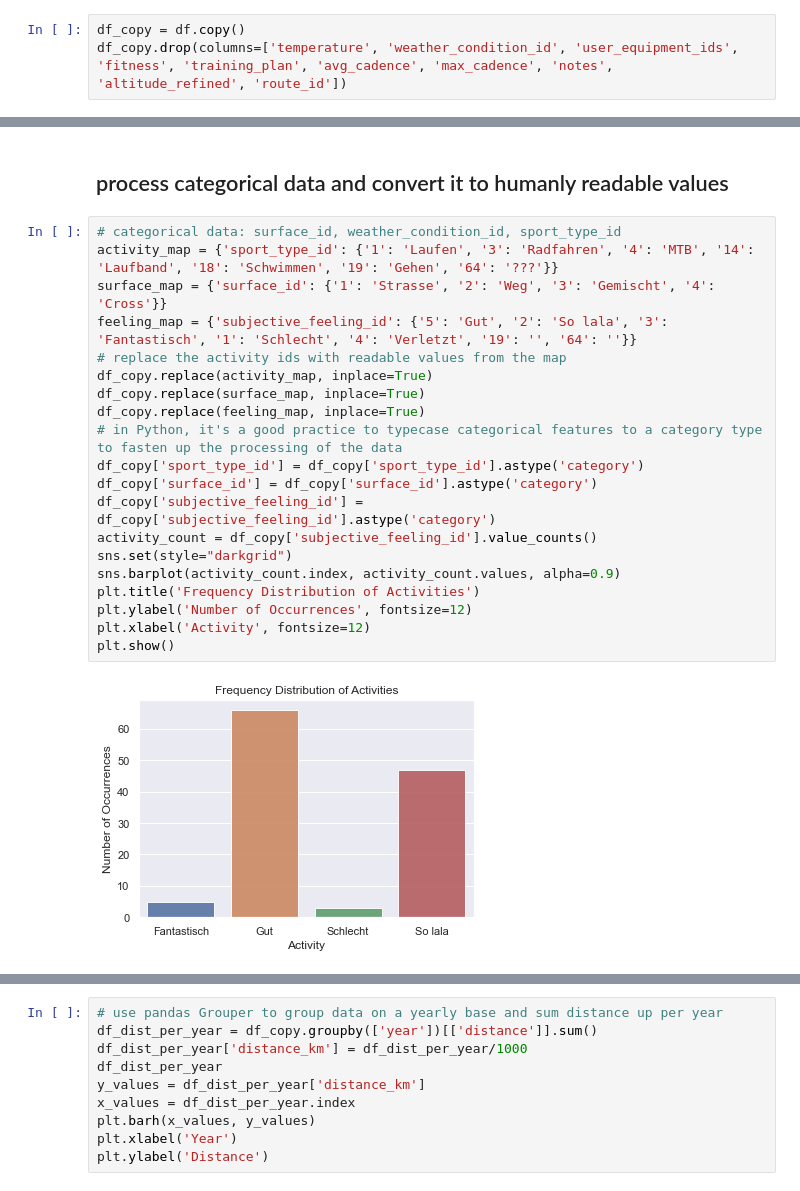
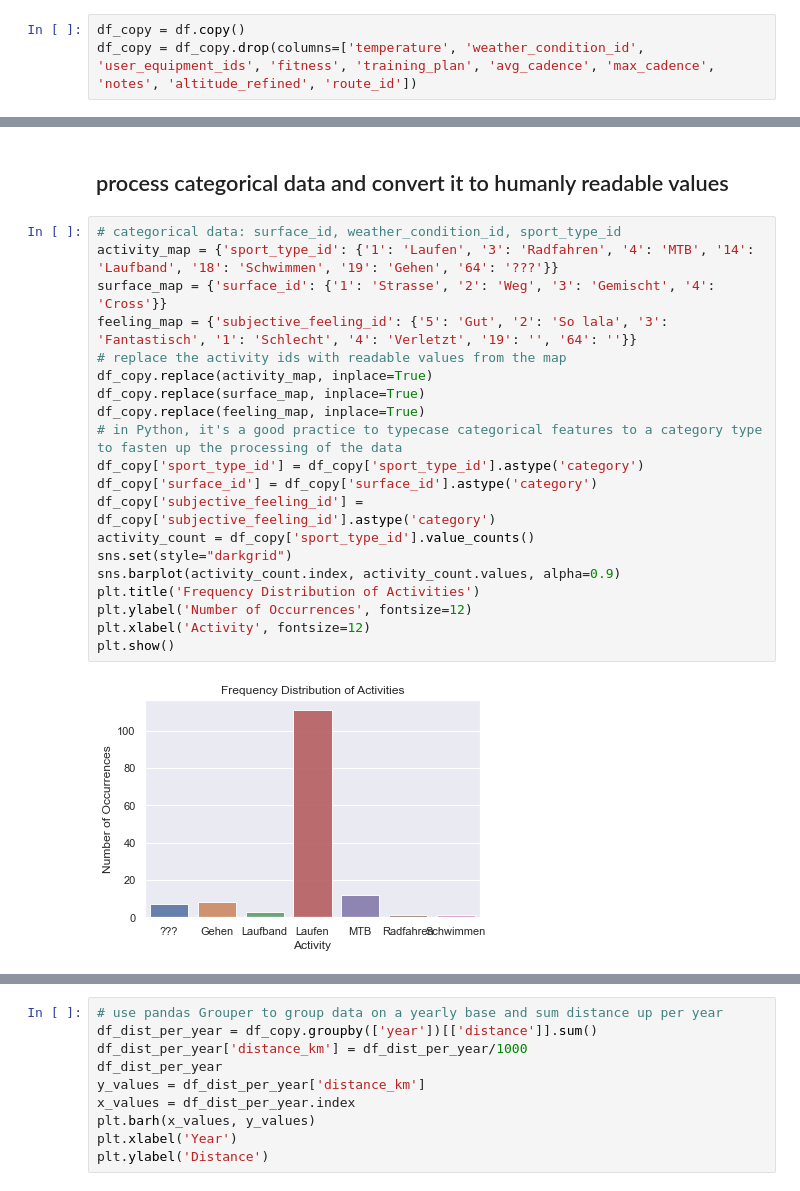
Before and after one commit to mweil372/jupyter-notebooks, a Jupyter notebook: runtastic.ipynb, the cells around one changed output, grey strips where cells are left out. Drawn from its saved outputs; the diff is of its cells as text.

```diff
--- a/runtastic.ipynb
+++ b/runtastic.ipynb
@@ -76,4 +76,4 @@ dtype: int64
 ## create new DataFrame for further processing wo/several columns from the original
 # %%
 df_copy = df.copy()
-df_copy.drop(columns=['temperature', 'weather_condition_id', 'user_equipment_ids', 'fitness', 'training_plan', 'avg_cadence', 'max_cadence', 'notes', 'altitude_refined', 'route_id'])
+df_copy = df_copy.drop(columns=['temperature', 'weather_condition_id', 'user_equipment_ids', 'fitness', 'training_plan', 'avg_cadence', 'max_cadence', 'notes', 'altitude_refined', 'route_id'])
@@ -105,22 +111,22 @@ df_copy['month'] = df_copy['start_date'].dt.month
 # %%
 # categorical data: surface_id, weather_condition_id, sport_type_id
 activity_map = {'sport_type_id': {'1': 'Laufen', '3': 'Radfahren', '4': 'MTB', '14': 'Laufband', '18': 'Schwimmen', '19': 'Gehen', '64': '???'}}
 surface_map = {'surface_id': {'1': 'Strasse', '2': 'Weg', '3': 'Gemischt', '4': 'Cross'}}
 feeling_map = {'subjective_feeling_id': {'5': 'Gut', '2': 'So lala', '3': 'Fantastisch', '1': 'Schlecht', '4': 'Verletzt', '19': '', '64': ''}}
 # replace the activity ids with readable values from the map
 df_copy.replace(activity_map, inplace=True)
 df_copy.replace(surface_map, inplace=True)
 df_copy.replace(feeling_map, inplace=True)
 # in Python, it's a good practice to typecase categorical features to a category type to fasten up the processing of the data
 df_copy['sport_type_id'] = df_copy['sport_type_id'].astype('category')
 df_copy['surface_id'] = df_copy['surface_id'].astype('category')
 df_copy['subjective_feeling_id'] = df_copy['subjective_feeling_id'].astype('category')
-activity_count = df_copy['subjective_feeling_id'].value_counts()
+activity_count = df_copy['sport_type_id'].value_counts()
 sns.set(style="darkgrid")
 sns.barplot(activity_count.index, activity_count.values, alpha=0.9)
 plt.title('Frequency Distribution of Activities')
 plt.ylabel('Number of Occurrences', fontsize=12)
 plt.xlabel('Activity', fontsize=12)
 plt.show()
 # %% [output]
-[figure, old version]
+[figure, new version]
```
Also changed, not shown: parts of 5 cells of this notebook, 1 other file.
